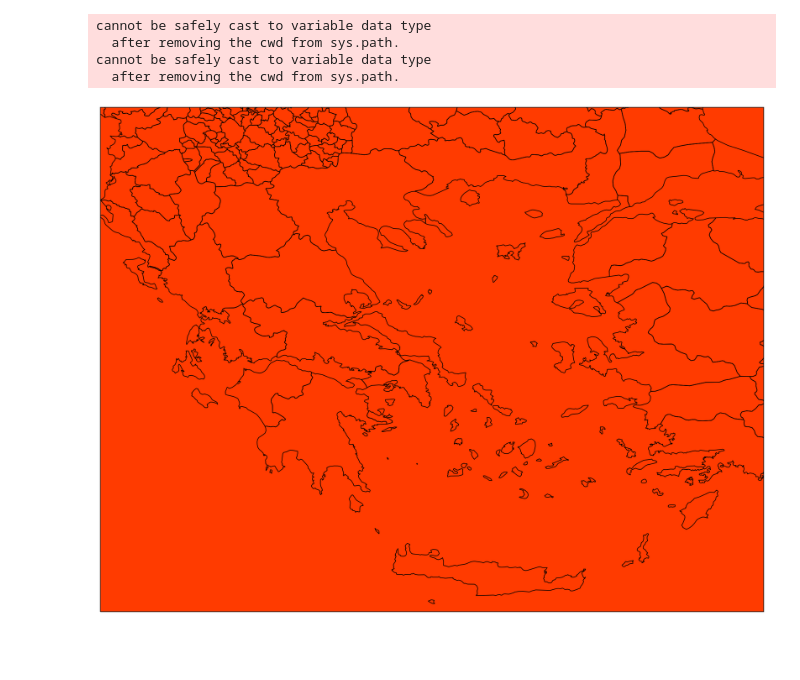
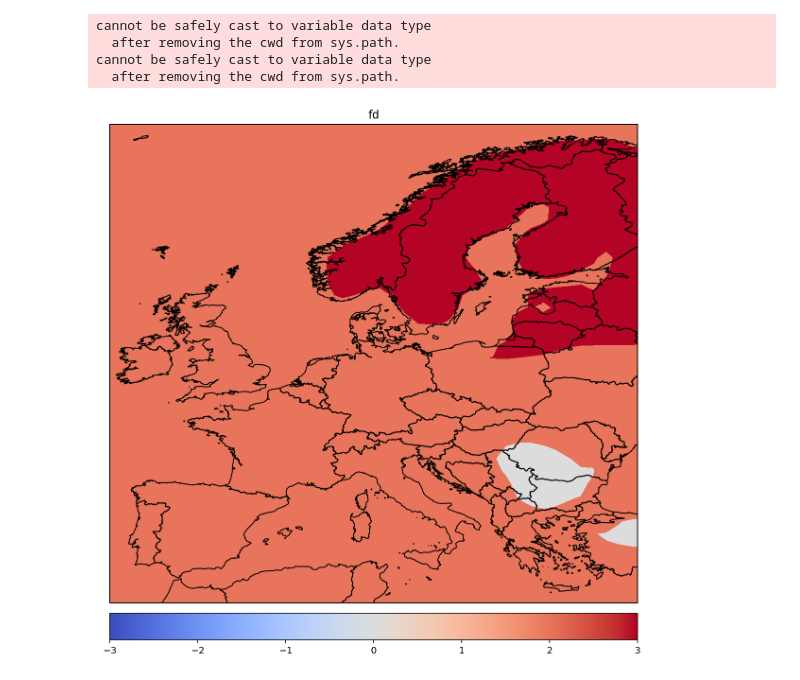
Before and after one commit to derevirn/climate-viz, a Jupyter notebook: netcdf_viz.ipynb, the cells around one changed output. Saved outputs shown, nothing was run; the diff lists cells and outputs as text; code cells hidden in the pictures; blank space fills up the shorter version.

```diff
--- a/netcdf_viz.ipynb
+++ b/netcdf_viz.ipynb
@@ -20,14 +20,23 @@ cannot be safely cast to variable data type
 cannot be safely cast to variable data type
   after removing the cwd from sys.path.
 # %%
-fig = plt.figure(figsize=(25,15))
+cmap = 'coolwarm'
+vmin = -3
+vmax = 3
+
+fig = plt.figure(figsize=(10,20))
 ax = fig.add_subplot(projection=ccrs.PlateCarree())
-ax.add_feature(NaturalEarthFeature('cultural', 'admin_1_states_provinces', '10m'),
+ax.set_title("fd")
+ax.add_feature(NaturalEarthFeature('cultural', 'admin_0_countries', '10m'),
                facecolor='none', edgecolor='black')
-ax.set_extent([19.3, 28.9, 34.7, 42])
-plt.contourf(longs, lats, temp[-1], cmap='jet', vmin=-9, vmax=4,
+ax.set_extent([-11, 31, 34, 71])
+
+sm = plt.cm.ScalarMappable(cmap=cmap, norm=plt.Normalize(vmin=vmin, vmax=vmax))
+
+plt.colorbar(sm, ax=ax, orientation='horizontal', fraction=0.05, pad=0.01)
+plt.contourf(longs, lats, temp[2050], cmap=cmap, vmax=vmax,
              transform=ccrs.PlateCarree())
 plt.show()
 # %% [output]
-[figure, old version]
+[figure, new version]
 # %%
```
Also changed, not shown: parts of 5 cells of this notebook.
